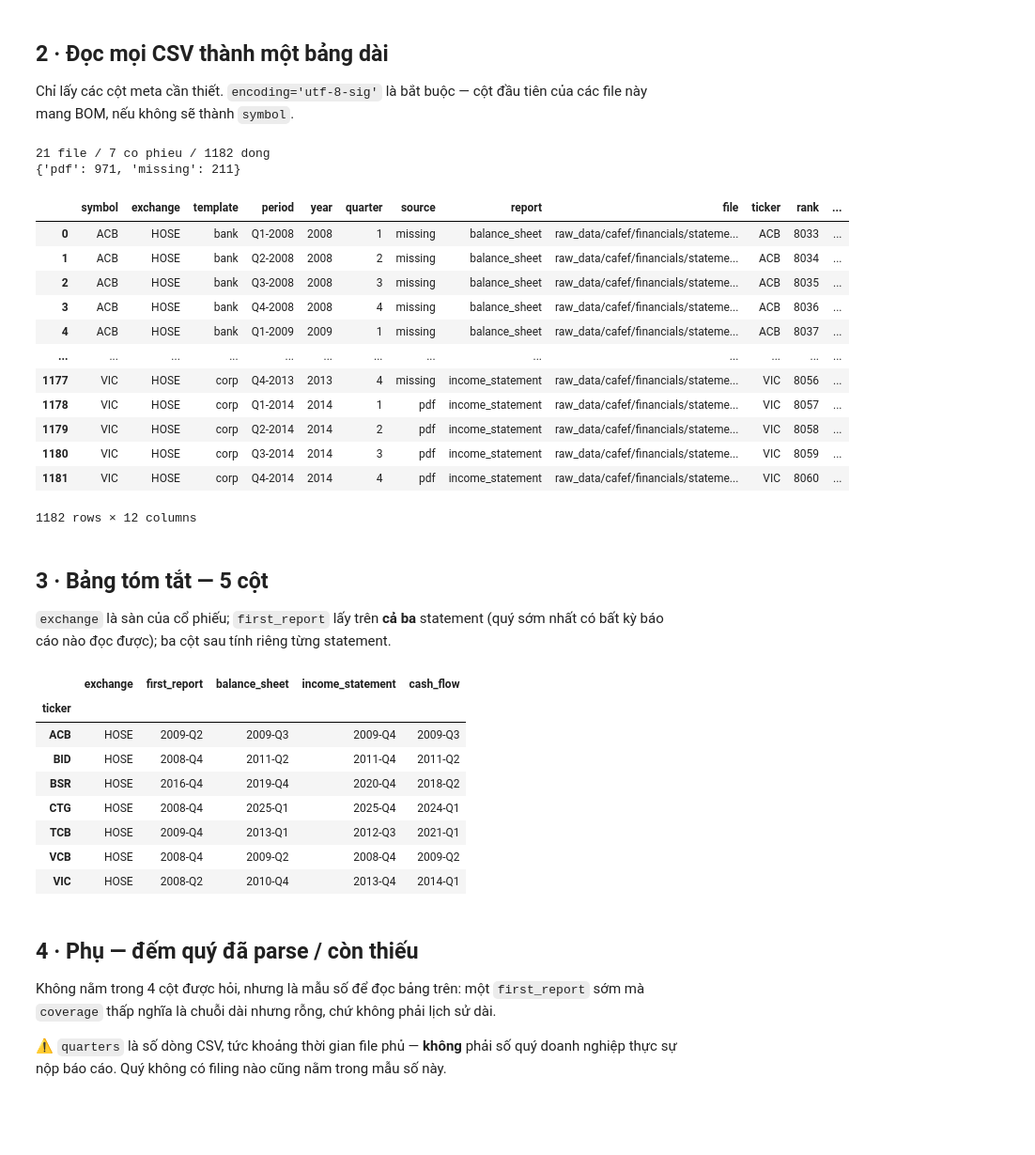
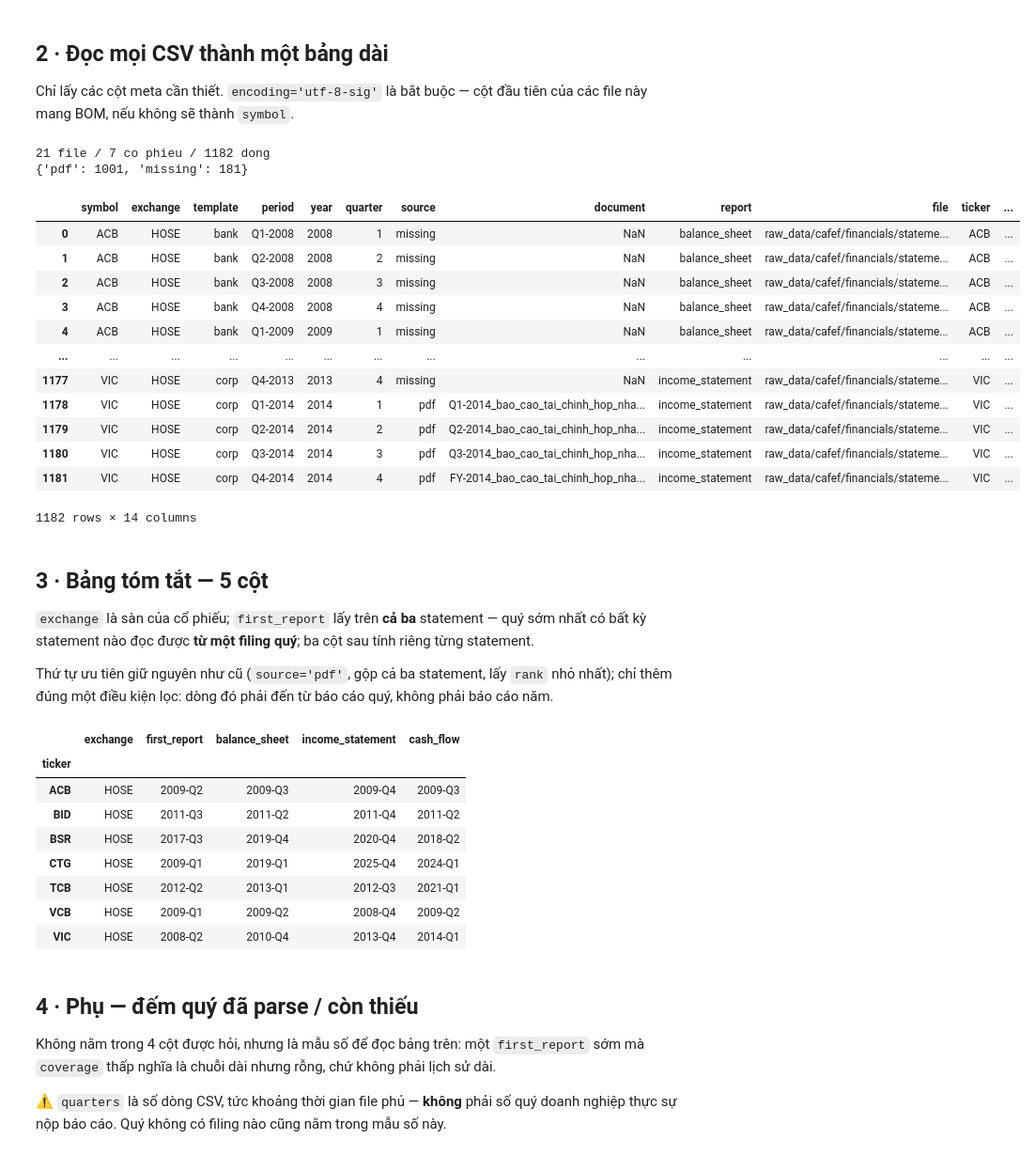
Before and after one commit to DucTrung1802/master-thesis, a Jupyter notebook: src/kaggle_gpu/RUN__pdf_ocr_summary.ipynb, the cells around one changed output. Shown at 94% size. Drawn from its saved outputs; the diff is of its cells as text; code cells hidden in the pictures; blank space fills up the shorter version.

```diff
--- a/src/kaggle_gpu/RUN__pdf_ocr_summary.ipynb
+++ b/src/kaggle_gpu/RUN__pdf_ocr_summary.ipynb
@@ -64,7 +71,7 @@ statements dir : D:\GIT\master-thesis\raw_data\cafef\financials\statements
 Chỉ lấy các cột meta cần thiết. `encoding='utf-8-sig'` là bắt buộc — cột đầu tiên của các file này
 mang BOM, nếu không sẽ thành `﻿symbol`.
 # %%
-META = ["symbol", "exchange", "template", "period", "year", "quarter", "source"]
+META = ["symbol", "exchange", "template", "period", "year", "quarter", "source", "document"]
 
 frames = []
 for path in sorted(STATEMENTS_DIR.glob("*/*/*.csv")):
@@ -80,62 +87,89 @@ for path in sorted(STATEMENTS_DIR.glob("*/*/*.csv")):
 if not frames:
     raise FileNotFoundError(f"khong co file .csv nao trong {STATEMENTS_DIR}")
 
 records = pd.concat(frames, ignore_index=True)
 records["year"] = records["year"].astype(int)
 records["quarter"] = records["quarter"].astype(int)
 records["source"] = records["source"].fillna("missing")
 
 # mot symbol niem yet tren hai san se pha khoa ticker — doi khoa thay vi im lang gop nham
 pairs = records[["exchange", "symbol"]].drop_duplicates()
 if pairs["symbol"].duplicated().any():
     records["ticker"] = records["exchange"] + "_" + records["symbol"]
 else:
     records["ticker"] = records["symbol"]
 
 # quy -> mot so nguyen tang dan, de lay min/max ma khong sap xep chuoi 'Q4-2008'
 records["rank"] = records["year"] * 4 + records["quarter"]
 
 # dang hien thi YYYY-QQ: sap xep duoc, va la dang --quarters cua pdf_ocr_job
 records["quarter_id"] = records["year"].astype(str) + "-Q" + records["quarter"].astype(str)
 
+# BAO CAO QUY vs BAO CAO NAM — doc tu TEN FILE, la bang chung truc tiep:
+# `CafeFPdfScraper._base_name` dat tien to `Q{1..4}-{nam}` cho mot filing quy va `FY-{nam}`
+# cho bao cao nam (CafeF xep bao cao nam vao quarter 5).
+# ⚠️ `assurance` KHONG phan biet duoc: Q2 la `reviewed`, Q1/Q3 `unaudited`, FY `audited` —
+# doc theo assurance thi mot filing quy da soat xet se bi doi thanh bao cao nam.
+# ⚠️ Va `documents()` UU TIEN bao cao nam da kiem toan cho Q4, nen mot dong Q4 hau nhu luon
+# mang `FY-*` du doanh nghiep co nop bao cao quy 4 — vi vay `first_report` gan nhu luon roi
+# vao Q1..Q3, va do la dung.
+QUARTERLY_DOCUMENT = r"^Q[1-4]-\d{4}_"
+records["quarterly_filing"] = (
+    records["document"].fillna("").astype(str).str.match(QUARTERLY_DOCUMENT)
+)
+
 unexpected = sorted(set(records["source"]) - {"pdf", "missing"})
 if unexpected:
     print(f"WARNING: gia tri source ngoai du kien: {unexpected} — bang duoi coi chung KHONG phai 'co bao cao'")
 
 print(f"{len(frames)} file / {records['ticker'].nunique()} co phieu / {len(records)} dong")
 print(records["source"].value_counts().to_dict())
 records
 # %% [output]
 21 file / 7 co phieu / 1182 dong
-{'pdf': 971, 'missing': 211}
+{'pdf': 1001, 'missing': 181}
-|  | symbol | exchange | template | period | year | quarter | source | report | file | ticker | rank | ... |
-| 0 | ACB | HOSE | bank | Q1-2008 | 2008 | 1 | missing | balance_sheet | raw_data/cafef/financials/stateme... | ACB | 8033 | ... |
-| 1 | ACB | HOSE | bank | Q2-2008 | 2008 | 2 | missing | balance_sheet | raw_data/cafef/financials/stateme... | ACB | 8034 | ... |
-| 2 | ACB | HOSE | bank | Q3-2008 | 2008 | 3 | missing | balance_sheet | raw_data/cafef/financials/stateme... | ACB | 8035 | ... |
-| 3 | ACB | HOSE | bank | Q4-2008 | 2008 | 4 | missing | balance_sheet | raw_data/cafef/financials/stateme... | ACB | 8036 | ... |
-| 4 | ACB | HOSE | bank | Q1-2009 | 2009 | 1 | missing | balance_sheet | raw_data/cafef/financials/stateme... | ACB | 8037 | ... |
+|  | symbol | exchange | template | period | year | quarter | source | document | report | file | ticker | ... |
+| 0 | ACB | HOSE | bank | Q1-2008 | 2008 | 1 | missing | NaN | balance_sheet | raw_data/cafef/financials/stateme... | ACB | ... |
+| 1 | ACB | HOSE | bank | Q2-2008 | 2008 | 2 | missing | NaN | balance_sheet | raw_data/cafef/financials/stateme... | ACB | ... |
+| 2 | ACB | HOSE | bank | Q3-2008 | 2008 | 3 | missing | NaN | balance_sheet | raw_data/cafef/financials/stateme... | ACB | ... |
+| 3 | ACB | HOSE | bank | Q4-2008 | 2008 | 4 | missing | NaN | balance_sheet | raw_data/cafef/financials/stateme... | ACB | ... |
+| 4 | ACB | HOSE | bank | Q1-2009 | 2009 | 1 | missing | NaN | balance_sheet | raw_data/cafef/financials/stateme... | ACB | ... |
 | ... | ... | ... | ... | ... | ... | ... | ... | ... | ... | ... | ... | ... |
-| 1177 | VIC | HOSE | corp | Q4-2013 | 2013 | 4 | missing | income_statement | raw_data/cafef/financials/stateme... | VIC | 8056 | ... |
-| 1178 | VIC | HOSE | corp | Q1-2014 | 2014 | 1 | pdf | income_statement | raw_data/cafef/financials/stateme... | VIC | 8057 | ... |
-| 1179 | VIC | HOSE | corp | Q2-2014 | 2014 | 2 | pdf | income_statement | raw_data/cafef/financials/stateme... | VIC | 8058 | ... |
-| 1180 | VIC | HOSE | corp | Q3-2014 | 2014 | 3 | pdf | income_statement | raw_data/cafef/financials/stateme... | VIC | 8059 | ... |
-| 1181 | VIC | HOSE | corp | Q4-2014 | 2014 | 4 | pdf | income_statement | raw_data/cafef/financials/stateme... | VIC | 8060 | ... |
+| 1177 | VIC | HOSE | corp | Q4-2013 | 2013 | 4 | missing | NaN | income_statement | raw_data/cafef/financials/stateme... | VIC | ... |
+| 1178 | VIC | HOSE | corp | Q1-2014 | 2014 | 1 | pdf | Q1-2014_bao_cao_tai_chinh_hop_nha... | income_statement | raw_data/cafef/financials/stateme... | VIC | ... |
+| 1179 | VIC | HOSE | corp | Q2-2014 | 2014 | 2 | pdf | Q2-2014_bao_cao_tai_chinh_hop_nha... | income_statement | raw_data/cafef/financials/stateme... | VIC | ... |
+| 1180 | VIC | HOSE | corp | Q3-2014 | 2014 | 3 | pdf | Q3-2014_bao_cao_tai_chinh_hop_nha... | income_statement | raw_data/cafef/financials/stateme... | VIC | ... |
+| 1181 | VIC | HOSE | corp | Q4-2014 | 2014 | 4 | pdf | FY-2014_bao_cao_tai_chinh_hop_nha... | income_statement | raw_data/cafef/financials/stateme... | VIC | ... |
-1182 rows × 12 columns
+1182 rows × 14 columns
 # %% [markdown]
 ## 3 · Bảng tóm tắt — 5 cột
 
-`exchange` là sàn của cổ phiếu; `first_report` lấy trên **cả ba** statement (quý sớm nhất có bất kỳ báo cáo nào đọc được);
-ba cột sau tính riêng từng statement.
+`exchange` là sàn của cổ phiếu; `first_report` lấy trên **cả ba** statement — quý sớm nhất có bất
+kỳ statement nào đọc được **từ một filing quý**; ba cột sau tính riêng từng statement.
+
+Thứ tự ưu tiên giữ nguyên như cũ (`source='pdf'`, gộp cả ba statement, lấy `rank` nhỏ nhất);
+chỉ thêm đúng một điều kiện lọc: dòng đó phải đến từ báo cáo quý, không phải báo cáo năm.
 # %%
 # khoa ticker o cell 2 da bao dam moi ticker chi thuoc mot san
 exchange = records.groupby("ticker")["exchange"].first()
 
 parsed = records[records["source"] == "pdf"]
+
+# ⚠️ CHI TINH TREN FILING QUY. Uu tien van y het cu — quy som nhat, tren ca ba statement,
+# chi lay dong `source='pdf'` — chi them dieu kien `quarterly_filing` (xem cell 2).
+quarterly = parsed[parsed["quarterly_filing"]]
 first_report = (
-    parsed.loc[parsed.groupby("ticker")["rank"].idxmin()]
+    quarterly.loc[quarterly.groupby("ticker")["rank"].idxmin()]
     .set_index("ticker")["quarter_id"]
     .rename("first_report")
 )
+
+# mot ticker co so lieu nhung chua co filing quy nao doc duoc se ra `—`, trung ky hieu voi
+# "khong thieu quy nao" o ba cot sau — noi ra thay vi de nguoi doc tu doan
+only_annual = sorted(set(parsed["ticker"]) - set(quarterly["ticker"]))
+if only_annual:
+    print("WARNING: chi co bao cao nam, chua co filing quy nao doc duoc:",
+          ", ".join(only_annual))
 
 missing = records[records["source"] == "missing"]
 last_missing = (
@@ -156,11 +190,11 @@ summary
 |  | exchange | first_report | balance_sheet | income_statement | cash_flow |
 | ticker |  |  |  |  |  |
 | ACB | HOSE | 2009-Q2 | 2009-Q3 | 2009-Q4 | 2009-Q3 |
-| BID | HOSE | 2008-Q4 | 2011-Q2 | 2011-Q4 | 2011-Q2 |
-| BSR | HOSE | 2016-Q4 | 2019-Q4 | 2020-Q4 | 2018-Q2 |
-| CTG | HOSE | 2008-Q4 | 2025-Q1 | 2025-Q4 | 2024-Q1 |
-| TCB | HOSE | 2009-Q4 | 2013-Q1 | 2012-Q3 | 2021-Q1 |
-| VCB | HOSE | 2008-Q4 | 2009-Q2 | 2008-Q4 | 2009-Q2 |
+| BID | HOSE | 2011-Q3 | 2011-Q2 | 2011-Q4 | 2011-Q2 |
+| BSR | HOSE | 2017-Q3 | 2019-Q4 | 2020-Q4 | 2018-Q2 |
+| CTG | HOSE | 2009-Q1 | 2019-Q1 | 2025-Q4 | 2024-Q1 |
+| TCB | HOSE | 2012-Q2 | 2013-Q1 | 2012-Q3 | 2021-Q1 |
+| VCB | HOSE | 2009-Q1 | 2009-Q2 | 2008-Q4 | 2009-Q2 |
 | VIC | HOSE | 2008-Q2 | 2010-Q4 | 2013-Q4 | 2014-Q1 |
 # %% [markdown]
 ## 4 · Phụ — đếm quý đã parse / còn thiếu
```
Also changed, not shown: parts of 3 cells of this notebook.
